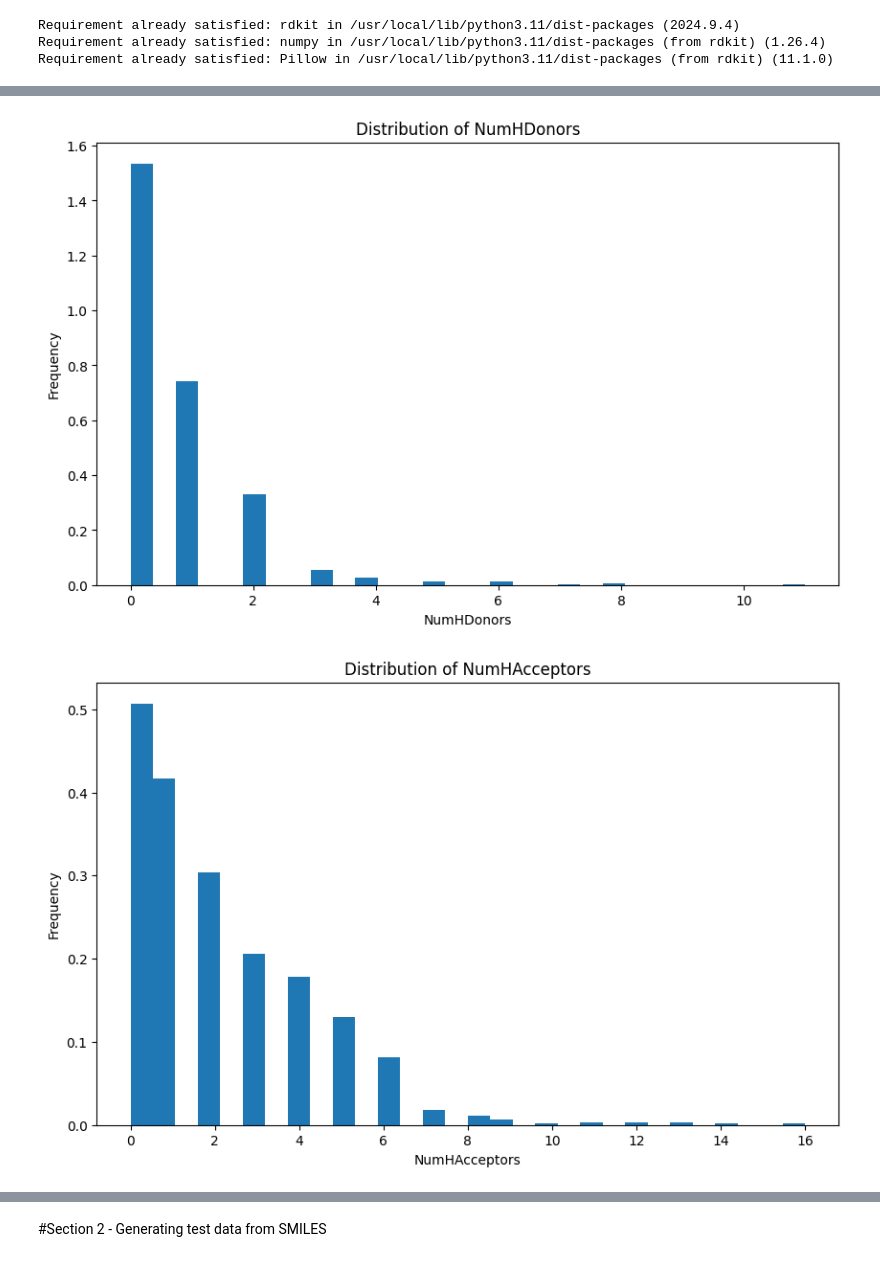
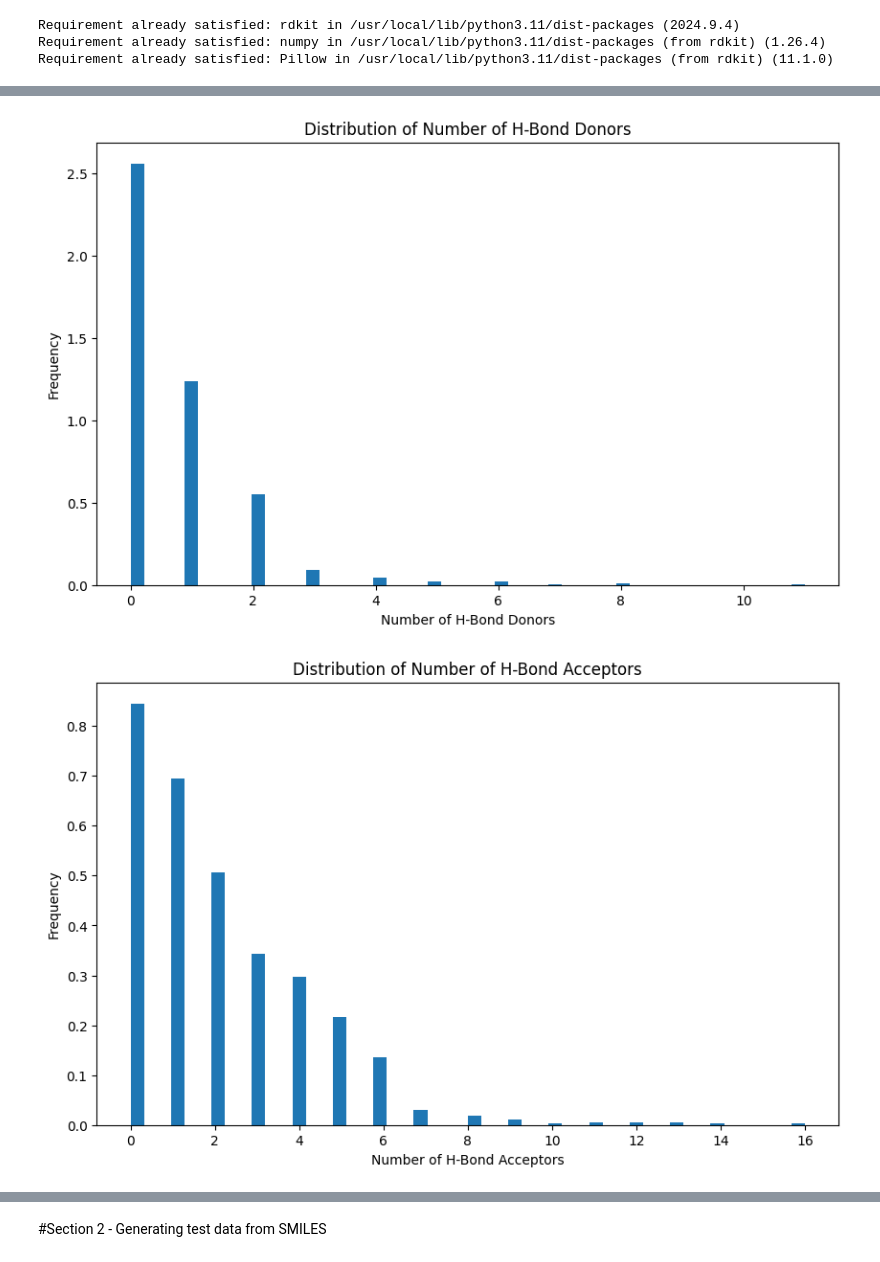
Before and after one commit to JoozG/ml-case-studies, a Jupyter notebook: SolubilityPredictor.ipynb, the cells around one changed output, grey strips where cells are left out. Saved outputs shown, nothing was run; the diff lists cells and outputs as text; code cells hidden in the pictures.

```diff
--- a/SolubilityPredictor.ipynb
+++ b/SolubilityPredictor.ipynb
@@ -45,0 +100,13 @@ X_train, X_test, y_train, y_test = train_test_split(X, y, test_size=0.2, random_
+# %%
+from sklearn.preprocessing import StandardScaler
+
+scaler = StandardScaler()
+
+# List of columns to standardize
+cols_to_standardize = ['Molecular Weight', 'Number of heavy atoms', 'Topological Polar surface area']
+
+# Fit the scaler on the dataset
+scaler.fit(dataset[cols_to_standardize])
+
+# Transform all selected columns at once
+dataset.loc[:, cols_to_standardize] = scaler.transform(dataset[cols_to_standardize])
@@ -62,12 +156,15 @@ X
 # %%
 import matplotlib.pyplot as plt
 
-descriptors = ['MolWt', 'NumHDonors', 'NumHAcceptors', 'Number of Rings', 'Number of Rotatable Bonds']
+descriptors = ['Molecular Weight', 'Number of H-Bond Donors',
+             'Number of H-Bond Acceptors', 'Number of Rings',
+             'Number of Rotatable Bonds', 'Number of heavy atoms',
+             'Topological Polar surface area']
 
 for descriptor in descriptors:
   plt.figure(figsize=(10, 6))
   plt.title(f'Distribution of {descriptor}')
   plt.xlabel(descriptor)
   plt.ylabel('Frequency')
-  plt.hist(df[[descriptor]], density=True, bins=30)
+  plt.hist(dataset[[descriptor]], density=True, bins=50)
 # %% [output]
@@ -75,2 +172,2 @@ for descriptor in descriptors:
-[figure, old version]
+[figure, new version]
-[figure, old version]
+[figure, new version]
```
Also changed, not shown: parts of 27 cells of this notebook.
